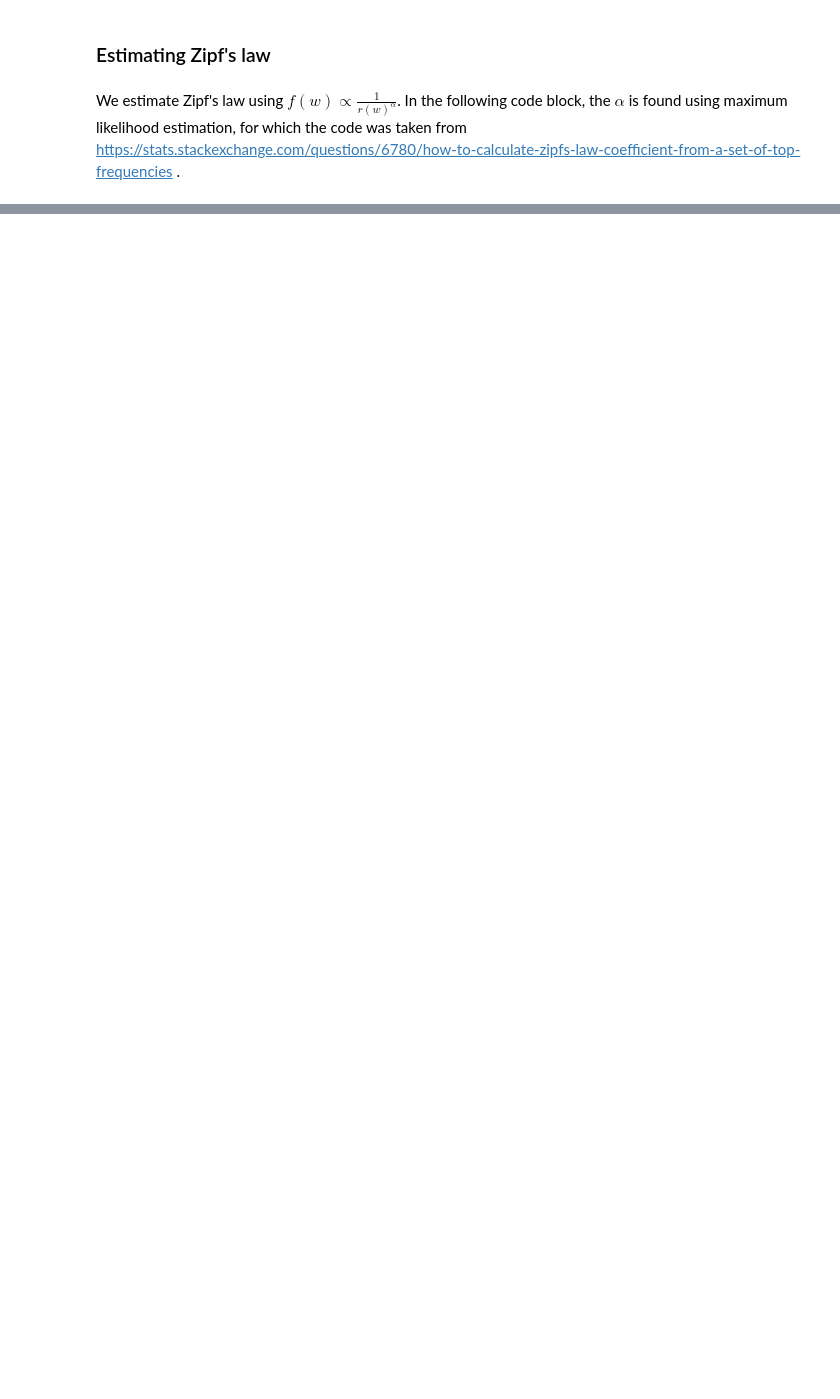
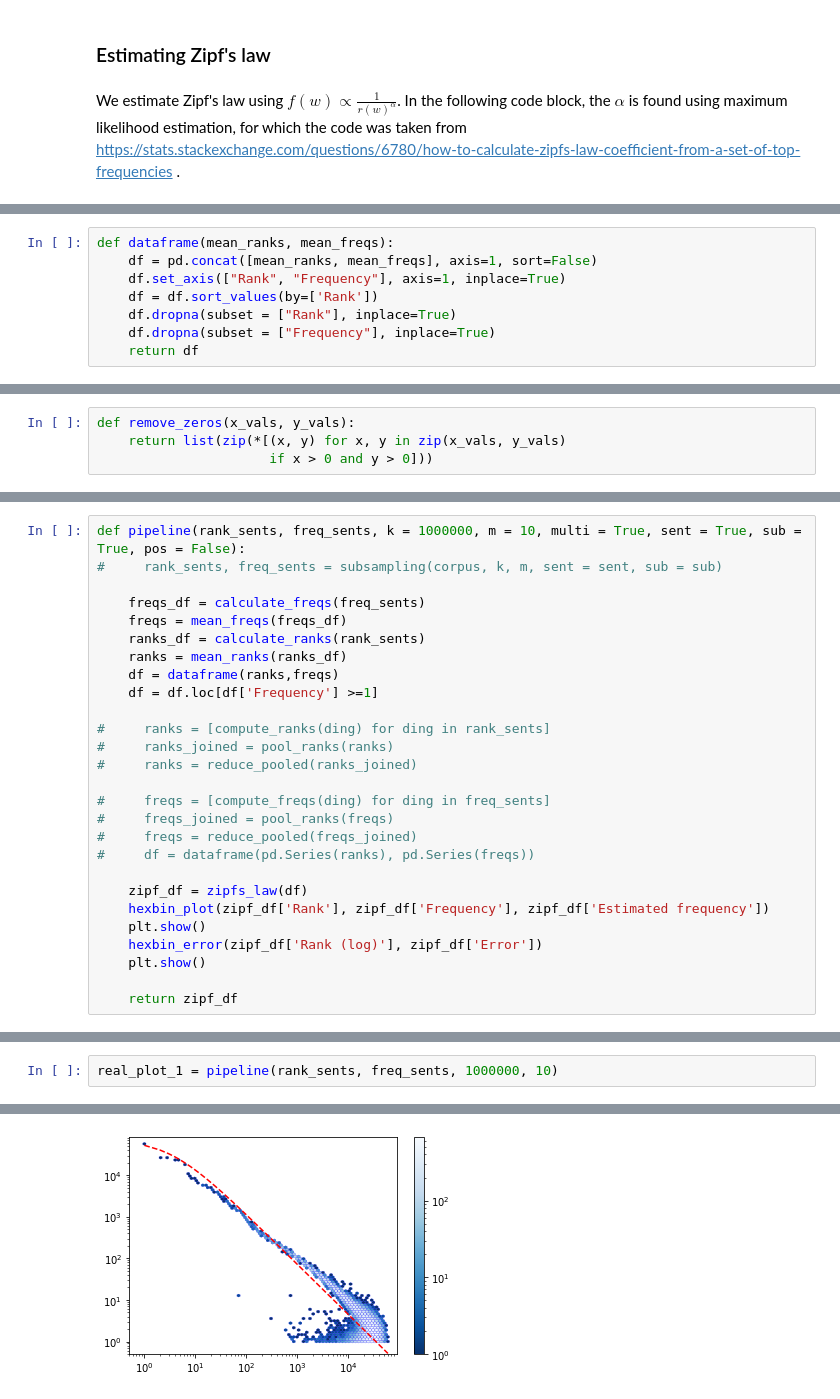
Before and after one commit to remvanthull/Thesis, a Jupyter notebook: LargeLanguageModels.ipynb, the cells around one changed output, grey strips where cells are left out. Cells and saved outputs as stored; diff of their text form; blank space fills up the shorter version.

```diff
--- a/LargeLanguageModels.ipynb
+++ b/LargeLanguageModels.ipynb
@@ -276,0 +282,8 @@ plt.show()
+# %%
+def dataframe(mean_ranks, mean_freqs):
+    df = pd.concat([mean_ranks, mean_freqs], axis=1, sort=False)
+    df.set_axis(["Rank", "Frequency"], axis=1, inplace=True)
+    df = df.sort_values(by=['Rank'])
+    df.dropna(subset = ["Rank"], inplace=True)
+    df.dropna(subset = ["Frequency"], inplace=True)
+    return df
@@ -276,0 +452,4 @@ plt.show()
+# %%
+def remove_zeros(x_vals, y_vals):
+    return list(zip(*[(x, y) for x, y in zip(x_vals, y_vals)
+                      if x > 0 and y > 0]))
@@ -276,0 +570,27 @@ plt.show()
+# %%
+def pipeline(rank_sents, freq_sents, k = 1000000, m = 10, multi = True, sent = True, sub = True, pos = False):
+#     rank_sents, freq_sents = subsampling(corpus, k, m, sent = sent, sub = sub)
+
+    freqs_df = calculate_freqs(freq_sents)
+    freqs = mean_freqs(freqs_df)
+    ranks_df = calculate_ranks(rank_sents)
+    ranks = mean_ranks(ranks_df)
+    df = dataframe(ranks,freqs)
+    df = df.loc[df['Frequency'] >=1]
+
+#     ranks = [compute_ranks(ding) for ding in rank_sents]
+#     ranks_joined = pool_ranks(ranks)
+#     ranks = reduce_pooled(ranks_joined)
+
+#     freqs = [compute_freqs(ding) for ding in freq_sents]
+#     freqs_joined = pool_ranks(freqs)
+#     freqs = reduce_pooled(freqs_joined)
+#     df = dataframe(pd.Series(ranks), pd.Series(freqs))
+
+    zipf_df = zipfs_law(df)
+    hexbin_plot(zipf_df['Rank'], zipf_df['Frequency'], zipf_df['Estimated frequency'])
+    plt.show()
+    hexbin_error(zipf_df['Rank (log)'], zipf_df['Error'])
+    plt.show()
+
+    return zipf_df
@@ -276,0 +621,3 @@ plt.show()
+# %%
+real_plot_1 = pipeline(rank_sents, freq_sents, 1000000, 10)
+# %% [output]
@@ -276,0 +635 @@ plt.show()
+[figure, added]
```
Also changed, not shown: parts of 98 cells of this notebook.
